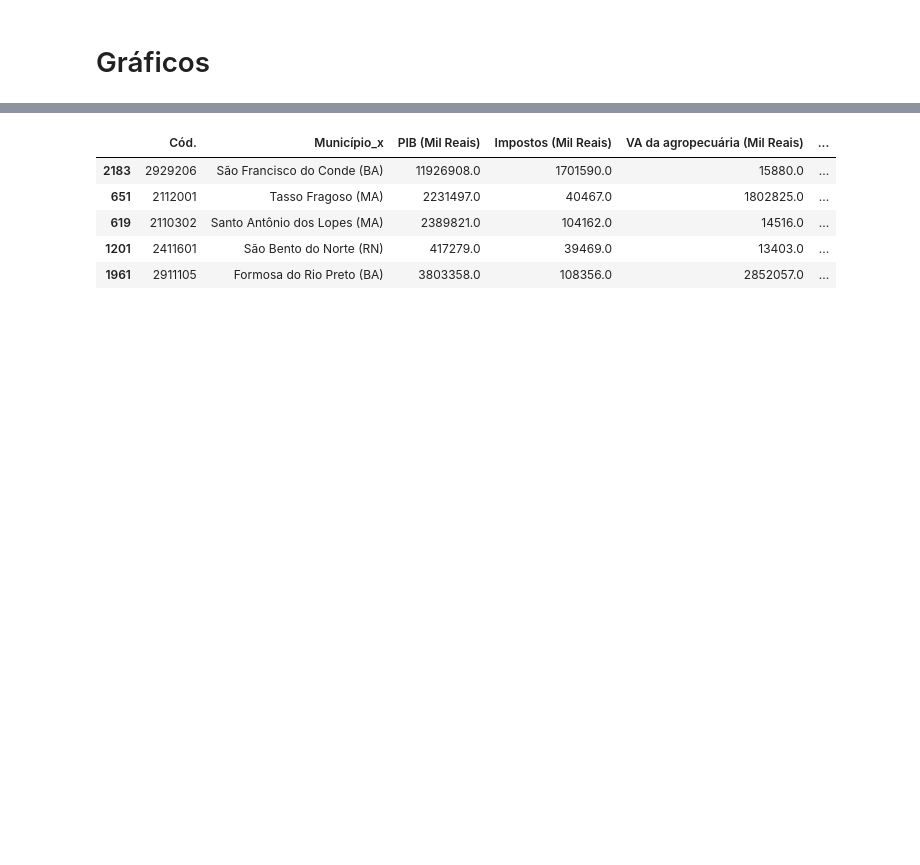
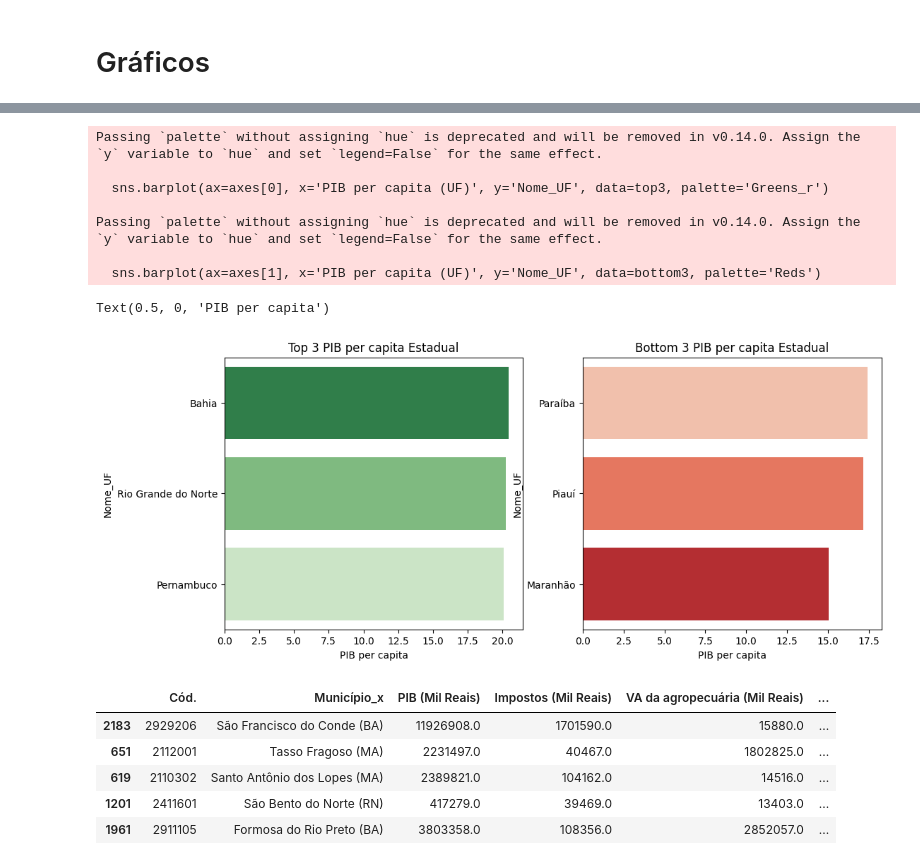
Before and after one commit to duddanobre/sidra-nordeste, a Jupyter notebook: nordeste.ipynb, the cells around one changed output, grey strips where cells are left out. Cells and saved outputs as stored; diff of their text form; code cells hidden in the pictures; blank space fills up the shorter version.

```diff
--- a/nordeste.ipynb
+++ b/nordeste.ipynb
@@ -221,0 +202,5 @@ df_nordeste_teste
+# %%
+df_uf_agrupado = df_nordeste.groupby('Nome_UF').sum(numeric_only=True).reset_index()
+df_uf_agrupado['PIB per capita (UF)'] = df_uf_agrupado['PIB (Mil Reais)']/df_uf_agrupado['População (Pessoas)']
+df_uf_agrupado = df_uf_agrupado.drop(columns=['PIB per capita'])
+df_uf_agrupado
@@ -221,0 +218,6 @@ df_nordeste_teste
+# %%
+df_uf_agrupado['% VA da agropecuária'] = ((df_uf_agrupado['VA da agropecuária (Mil Reais)']/df_uf_agrupado['PIB (Mil Reais)'])*100).round(2)
+df_uf_agrupado['% VA da indústria'] = ((df_uf_agrupado['VA da indústria (Mil Reais)']/df_uf_agrupado['PIB (Mil Reais)'])*100).round(2)
+df_uf_agrupado['% VA dos serviços'] = ((df_uf_agrupado['VA dos serviços (Mil Reais)']/df_uf_agrupado['PIB (Mil Reais)'])*100).round(2)
+df_uf_agrupado['% VA da administração pública'] = ((df_uf_agrupado['VA da administração pública (Mil Reais)']/df_uf_agrupado['PIB (Mil Reais)'])*100).round(2)
+df_uf_agrupado['% Impostos'] = ((df_uf_agrupado['Impostos (Mil Reais)']/df_uf_agrupado['PIB (Mil Reais)'])*100).round(2)
@@ -223,3 +245,8 @@ df_nordeste_teste
 **Medidas de tendência central e dispersão PIB per capita**
 # %% [markdown]
 # Gráficos
+# %%
+#estado
+df_ordenado = df_uf_agrupado.sort_values(by='PIB per capita (UF)', ascending=False)
+top3 = df_ordenado.head(3)
+top3
@@ -225,0 +259,3 @@ df_nordeste_teste
+# %%
+bottom3 = df_ordenado.tail(3)
+bottom3
@@ -226 +281,26 @@ df_nordeste_teste
+# %%
+#estado
+import matplotlib.pyplot as plt
+import seaborn as sns
+fig, axes = plt.subplots(1, 2, figsize=(12,5))
+
+# Top 5
+sns.barplot(ax=axes[0], x='PIB per capita (UF)', y='Nome_UF', data=top3, palette='Greens_r')
+axes[0].set_title('Top 3 PIB per capita Estadual')
+axes[0].set_xlabel('PIB per capita')
+
+# Bottom 5
+sns.barplot(ax=axes[1], x='PIB per capita (UF)', y='Nome_UF', data=bottom3, palette='Reds')
+axes[1].set_title('Bottom 3 PIB per capita Estadual')
+axes[1].set_xlabel('PIB per capita')
+# %% [output]
+Passing `palette` without assigning `hue` is deprecated and will be removed in v0.14.0. Assign the `y` variable to `hue` and set `legend=False` for the same effect.
+
+  sns.barplot(ax=axes[0], x='PIB per capita (UF)', y='Nome_UF', data=top3, palette='Greens_r')
+
+Passing `palette` without assigning `hue` is deprecated and will be removed in v0.14.0. Assign the `y` variable to `hue` and set `legend=False` for the same effect.
+
+  sns.barplot(ax=axes[1], x='PIB per capita (UF)', y='Nome_UF', data=bottom3, palette='Reds')
+Text(0.5, 0, 'PIB per capita')
+[figure, added]
 # %%
```
Also changed, not shown: parts of 30 cells of this notebook.
